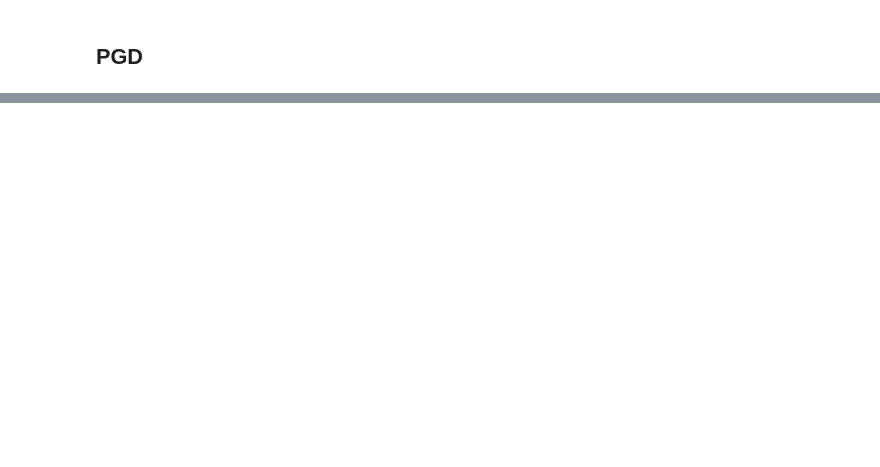
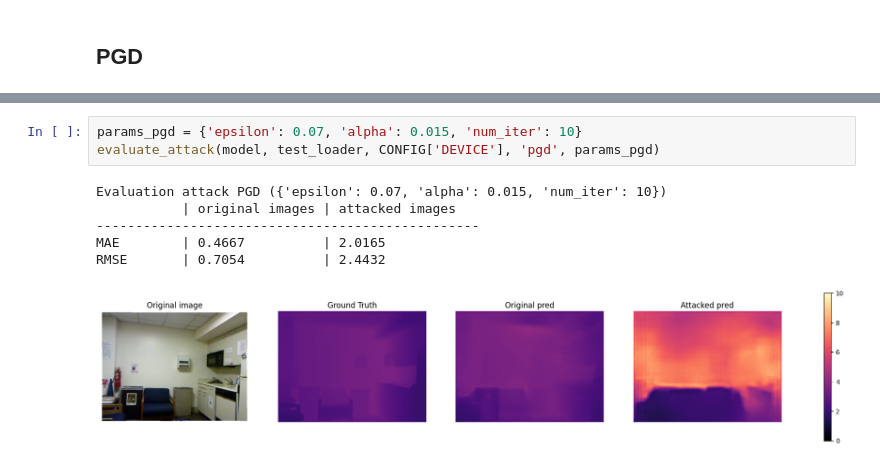
Before and after one commit to fedesici/CV_project, a Jupyter notebook: Cv_project_neuronsel.ipynb, the cells around one changed output, grey strips where cells are left out. Drawn from its saved outputs; the diff is of its cells as text; blank space fills up the shorter version.

```diff
--- a/Cv_project_neuronsel.ipynb
+++ b/Cv_project_neuronsel.ipynb
@@ -1371,0 +1367,10 @@ evaluate_pgd(model, test_loader, CONFIG['DEVICE'], epsilon=epsilon_pgd, alpha=al
+# %%
+params_pgd = {'epsilon': 0.07, 'alpha': 0.015, 'num_iter': 10}
+evaluate_attack(model, test_loader, CONFIG['DEVICE'], 'pgd', params_pgd)
+# %% [output]
+Evaluation attack PGD ({'epsilon': 0.07, 'alpha': 0.015, 'num_iter': 10})
+           | original images | attacked images
+-------------------------------------------------
+MAE        | 0.4667          | 2.0165
+RMSE       | 0.7054          | 2.4432
+[figure, added]
```
Also changed, not shown: parts of 11 cells of this notebook, 1 other file.
